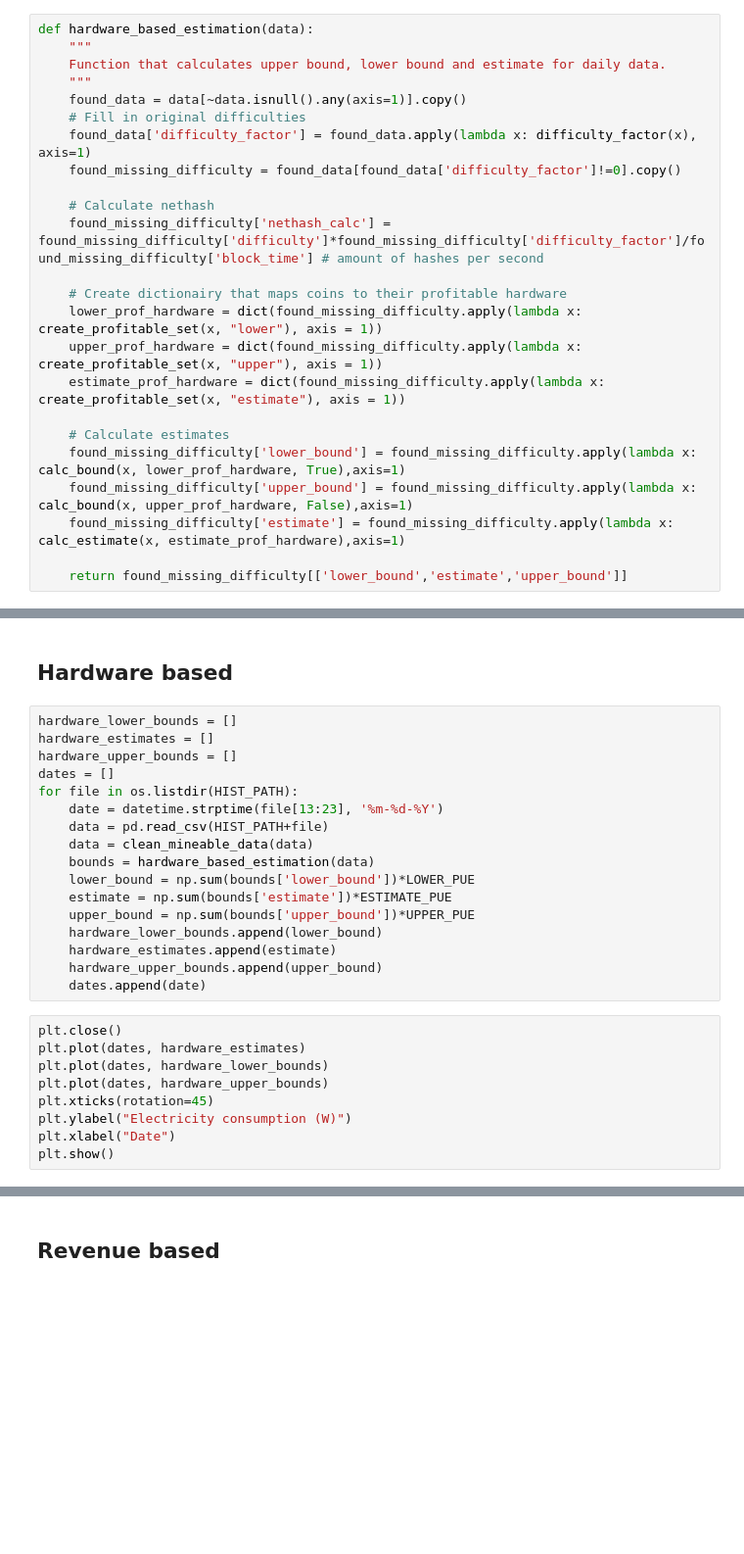
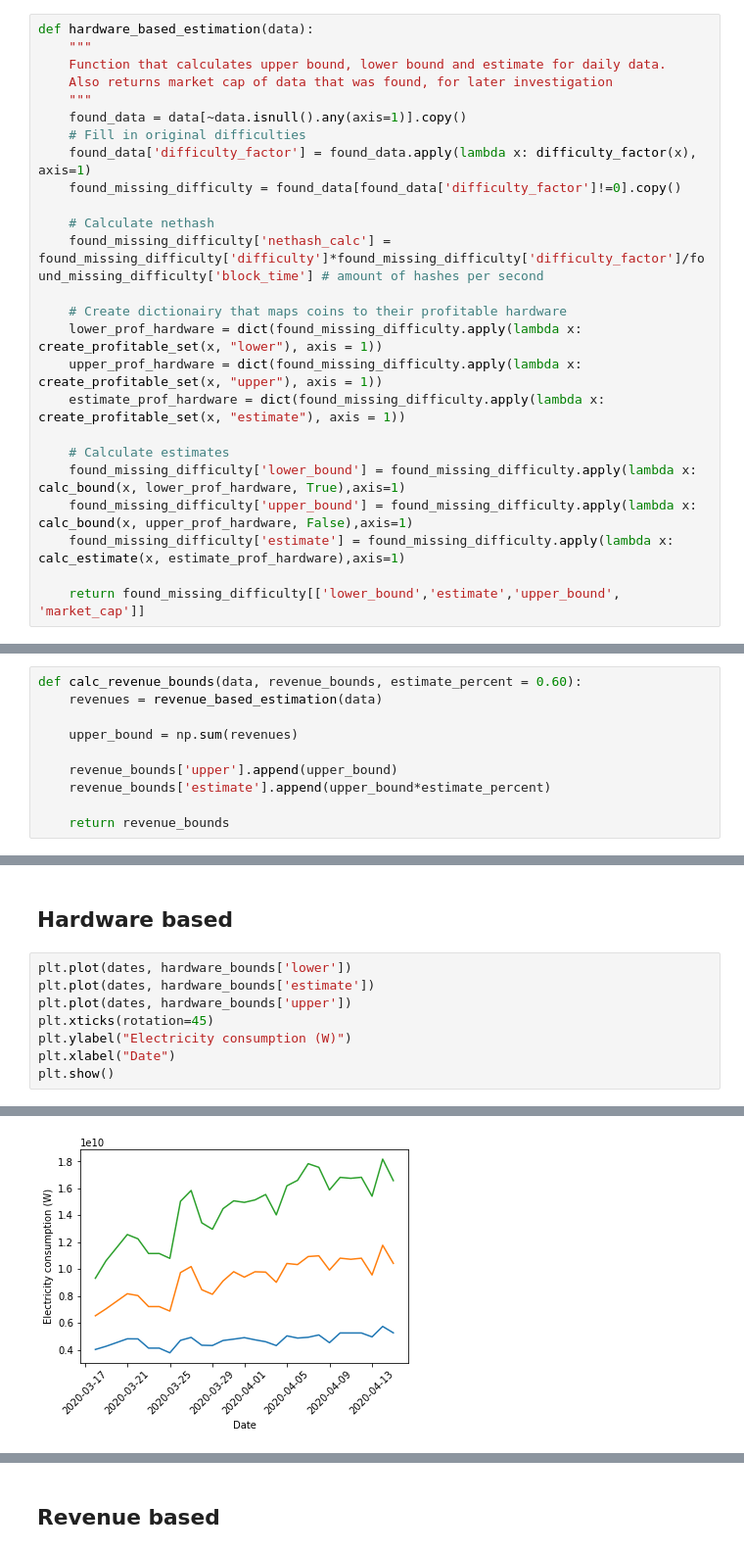
Before and after one commit to Lukasdeloose/sustainable_blockchain, a Jupyter notebook: data_analysis/energy_consumption.ipynb, the cells around one changed output, grey strips where cells are left out. Shown: that part at 98% size. Saved outputs shown, nothing was run; the diff lists cells and outputs as text; blank space fills up the shorter version.

```diff
--- a/data_analysis/energy_consumption.ipynb
+++ b/data_analysis/energy_consumption.ipynb
@@ -62,6 +62,7 @@ bitcoin_forks = ['bitcoin', 'bitcoincash','bitcoinsv', 'litecoincash']
 def hardware_based_estimation(data):
     """
     Function that calculates upper bound, lower bound and estimate for daily data.
+    Also returns market cap of data that was found, for later investigation
     """
     found_data = data[~data.isnull().any(axis=1)].copy()
     # Fill in original difficulties
@@ -81,7 +82,7 @@ def hardware_based_estimation(data):
     found_missing_difficulty['upper_bound'] = found_missing_difficulty.apply(lambda x: calc_bound(x, upper_prof_hardware, False),axis=1)
     found_missing_difficulty['estimate'] = found_missing_difficulty.apply(lambda x: calc_estimate(x, estimate_prof_hardware),axis=1)
 
-    return found_missing_difficulty[['lower_bound','estimate','upper_bound']]
+    return found_missing_difficulty[['lower_bound','estimate','upper_bound', 'market_cap']]
 # %%
 found_data = mineable_100[~mineable_100.isnull().any(axis=1)].copy()
 # %%
@@ -543,0 +558,10 @@ elec_waste
+# %%
+def calc_revenue_bounds(data, revenue_bounds, estimate_percent = 0.60):
+    revenues = revenue_based_estimation(data)
+
+    upper_bound = np.sum(revenues)
+
+    revenue_bounds['upper'].append(upper_bound)
+    revenue_bounds['estimate'].append(upper_bound*estimate_percent)
+
+    return revenue_bounds
@@ -544,27 +602,9 @@ elec_waste
 # %% [markdown]
 ## Hardware based
-# %%
-hardware_lower_bounds = []
-hardware_estimates = []
-hardware_upper_bounds = []
-dates = []
-for file in os.listdir(HIST_PATH):
-    date = datetime.strptime(file[13:23], '%m-%d-%Y')
-    data = pd.read_csv(HIST_PATH+file)
-    data = clean_mineable_data(data)
-    bounds = hardware_based_estimation(data)
-    lower_bound = np.sum(bounds['lower_bound'])*LOWER_PUE
-    estimate = np.sum(bounds['estimate'])*ESTIMATE_PUE
-    upper_bound = np.sum(bounds['upper_bound'])*UPPER_PUE
-    hardware_lower_bounds.append(lower_bound)
-    hardware_estimates.append(estimate)
-    hardware_upper_bounds.append(upper_bound)
-    dates.append(date)
 # %%
-plt.close()
-plt.plot(dates, hardware_estimates)
-plt.plot(dates, hardware_lower_bounds)
-plt.plot(dates, hardware_upper_bounds)
+plt.plot(dates, hardware_bounds['lower'])
+plt.plot(dates, hardware_bounds['estimate'])
+plt.plot(dates, hardware_bounds['upper'])
 plt.xticks(rotation=45)
 plt.ylabel("Electricity consumption (W)")
 plt.xlabel("Date")
@@ -573,0 +613 @@ Canvas(toolbar=Toolbar(toolitems=[('Home', 'Reset original view', 'home', 'home'
+[figure, added]
```
Also changed, not shown: parts of 21 cells of this notebook.
